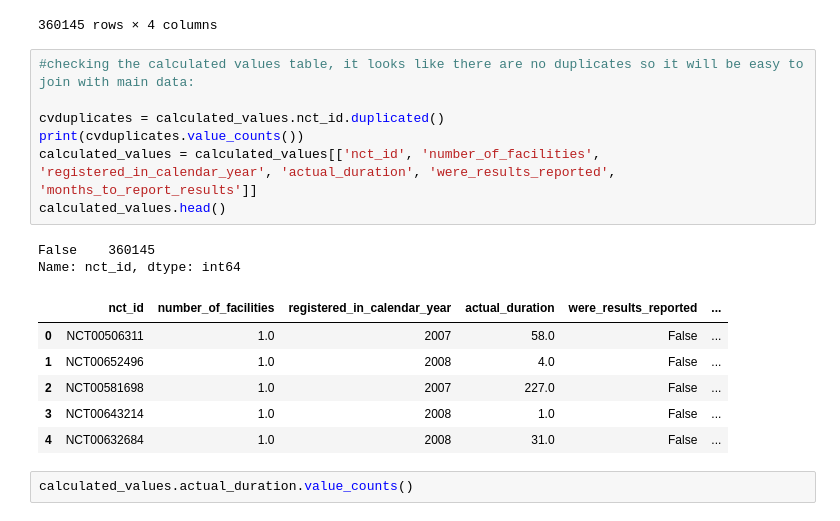
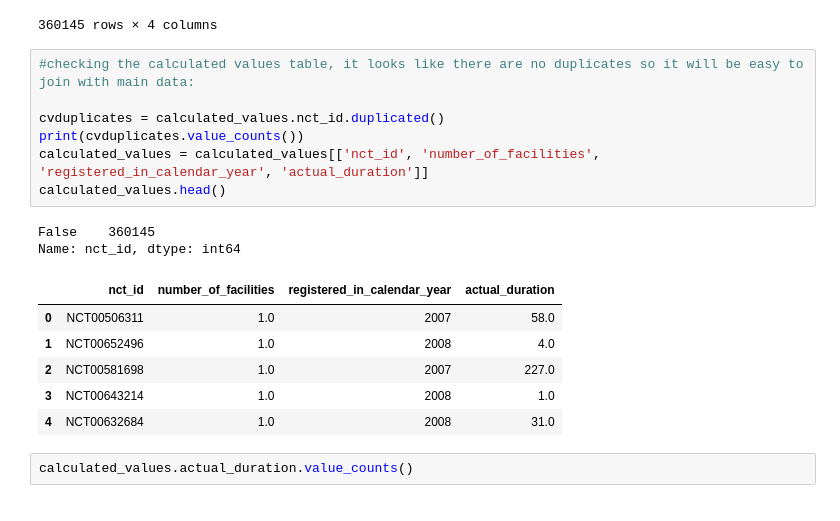
Before and after one commit to katiek74/capstone, a Jupyter notebook: notebooks/CTgov_data_download_and_transformation.ipynb, the cells around one changed output. Drawn from its saved outputs; the diff is of its cells as text.

```diff
--- a/notebooks/CTgov_data_download_and_transformation.ipynb
+++ b/notebooks/CTgov_data_download_and_transformation.ipynb
@@ -519,19 +578,19 @@ lead_sponsors
 # %%
 #checking the calculated values table, it looks like there are no duplicates so it will be easy to join with main data:
 
 cvduplicates = calculated_values.nct_id.duplicated()
 print(cvduplicates.value_counts())
-calculated_values = calculated_values[['nct_id', 'number_of_facilities', 'registered_in_calendar_year', 'actual_duration', 'were_results_reported', 'months_to_report_results']]
+calculated_values = calculated_values[['nct_id', 'number_of_facilities', 'registered_in_calendar_year', 'actual_duration']]
 calculated_values.head()
 # %% [output]
 False    360145
 Name: nct_id, dtype: int64
-|  | nct_id | number_of_facilities | registered_in_calendar_year | actual_duration | were_results_reported | ... |
-| 0 | NCT00506311 | 1.0 | 2007 | 58.0 | False | ... |
-| 1 | NCT00652496 | 1.0 | 2008 | 4.0 | False | ... |
-| 2 | NCT00581698 | 1.0 | 2007 | 227.0 | False | ... |
-| 3 | NCT00643214 | 1.0 | 2008 | 1.0 | False | ... |
-| 4 | NCT00632684 | 1.0 | 2008 | 31.0 | False | ... |
+|  | nct_id | number_of_facilities | registered_in_calendar_year | actual_duration |
+| 0 | NCT00506311 | 1.0 | 2007 | 58.0 |
+| 1 | NCT00652496 | 1.0 | 2008 | 4.0 |
+| 2 | NCT00581698 | 1.0 | 2007 | 227.0 |
+| 3 | NCT00643214 | 1.0 | 2008 | 1.0 |
+| 4 | NCT00632684 | 1.0 | 2008 | 31.0 |
 # %%
 calculated_values.actual_duration.value_counts()
 # %% [output]
```
Also changed, not shown: parts of 41 cells of this notebook, 1 other file.
